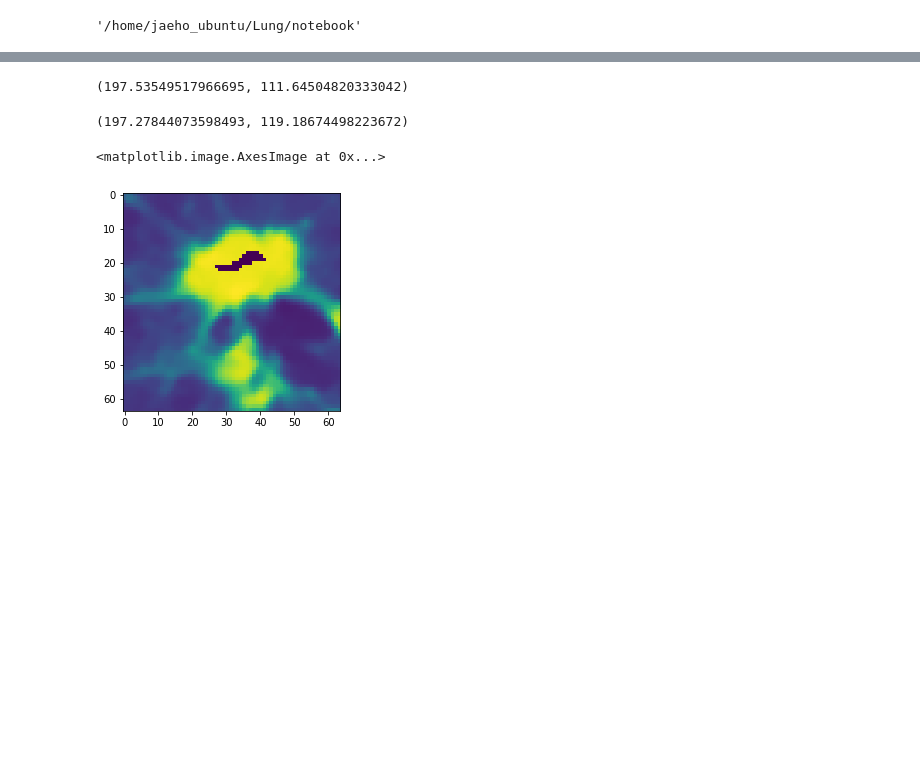
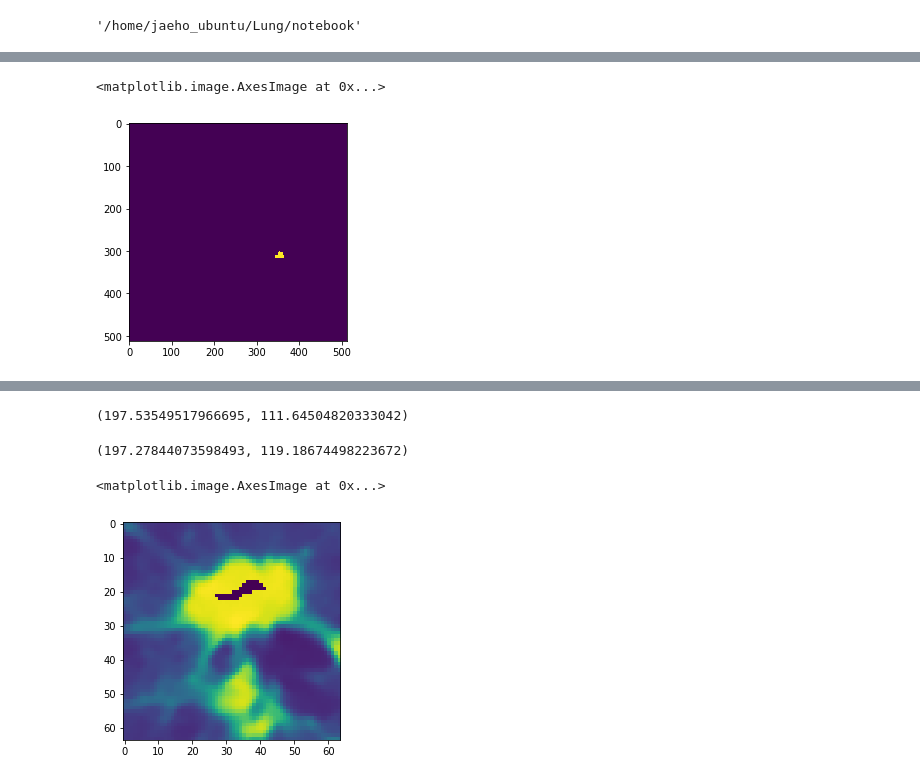
Before and after one commit to jaeho3690/LIDC-IDRI-Segmentation, a Jupyter notebook: notebook/View_output.ipynb, the cells around one changed output, grey strips where cells are left out. Saved outputs shown, nothing was run; the diff lists cells and outputs as text; code cells hidden in the pictures; blank space fills up the shorter version.

```diff
--- a/notebook/View_output.ipynb
+++ b/notebook/View_output.ipynb
@@ -123,0 +91,4 @@ def crop_nodule(coord,image,dim=32):
+# %%
+s = generate_binary_structure(2,2)
+# %%
+labeled_array, num_features = label(predict, structure=s)
@@ -123,0 +109,10 @@ def crop_nodule(coord,image,dim=32):
+# %%
+n=1
+lab=np.array(labeled_array)
+lab[lab!=(n+1)]=0
+lab[lab==(n+1)]=1
+# %%
+plt.imshow(lab)
+# %% [output]
+<matplotlib.image.AxesImage at 0x...>
+[figure, added]
```
Also changed, not shown: parts of 24 cells of this notebook, 7 other files.
